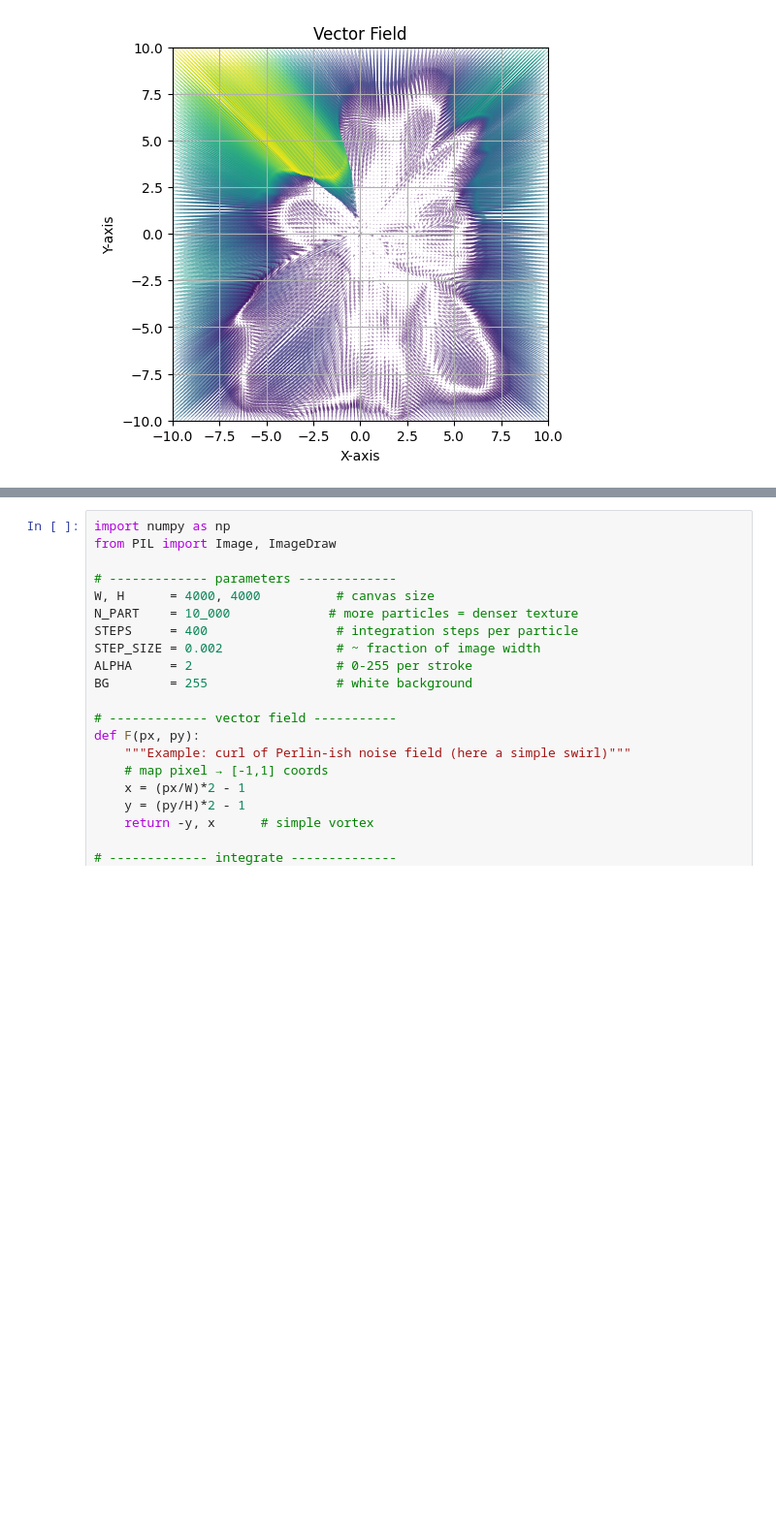
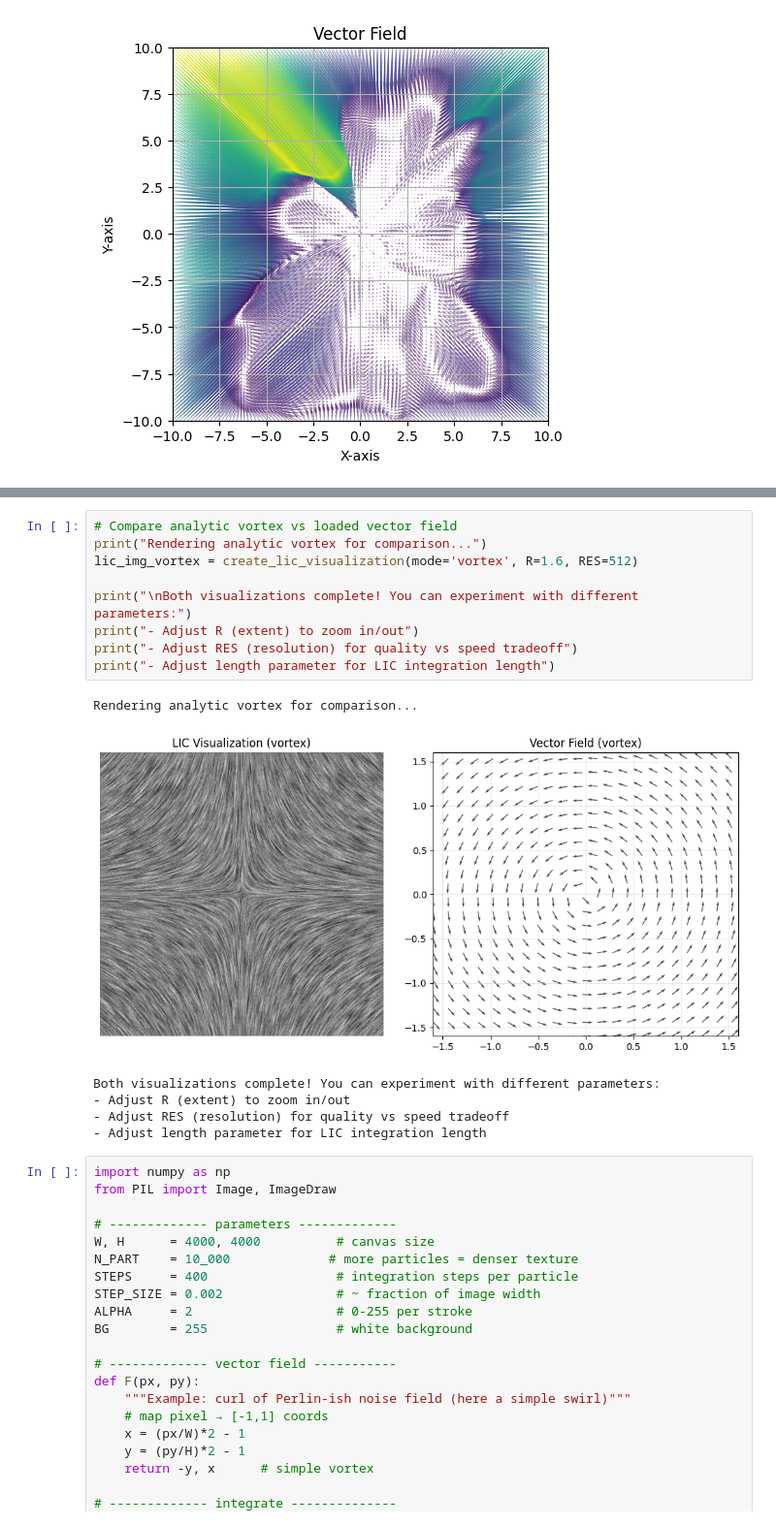
Before and after one commit to CerovazS/vfield, a Jupyter notebook: plot.ipynb, the cells around one changed output, grey strips where cells are left out. Shown at 97% size. Saved outputs shown, nothing was run; the diff lists cells and outputs as text; blank space fills up the shorter version.

Commit message:
render custom vfield using lic

```diff
--- a/plot.ipynb
+++ b/plot.ipynb
@@ -72,3 +156,19 @@ plt.axis('off'); plt.tight_layout(); plt.show()
+# %%
+# Compare analytic vortex vs loaded vector field
+print("Rendering analytic vortex for comparison...")
+lic_img_vortex = create_lic_visualization(mode='vortex', R=1.6, RES=512)
+
+print("\nBoth visualizations complete! You can experiment with different parameters:")
+print("- Adjust R (extent) to zoom in/out")
+print("- Adjust RES (resolution) for quality vs speed tradeoff")
+print("- Adjust length parameter for LIC integration length")
+# %% [output]
+Rendering analytic vortex for comparison...
+[figure, added]
+Both visualizations complete! You can experiment with different parameters:
+- Adjust R (extent) to zoom in/out
+- Adjust RES (resolution) for quality vs speed tradeoff
+- Adjust length parameter for LIC integration length
 # %%
 import numpy as np
 from PIL import Image, ImageDraw
```
Also changed, not shown: parts of 2 cells of this notebook.
